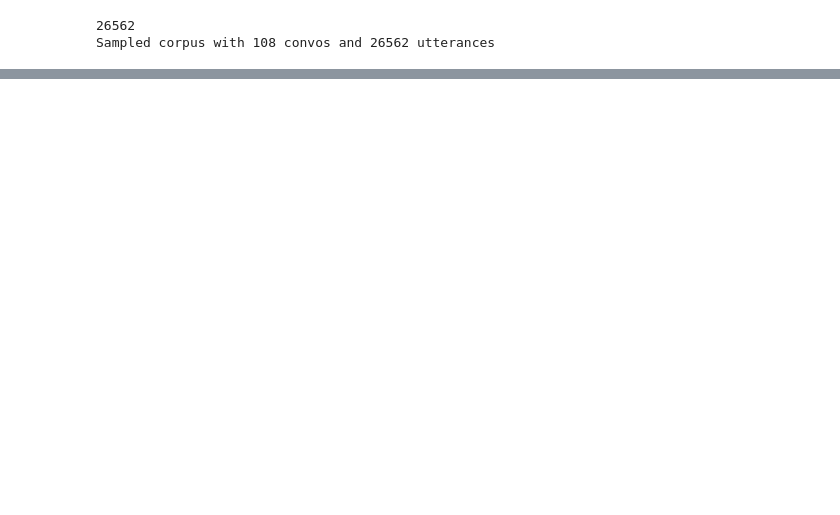
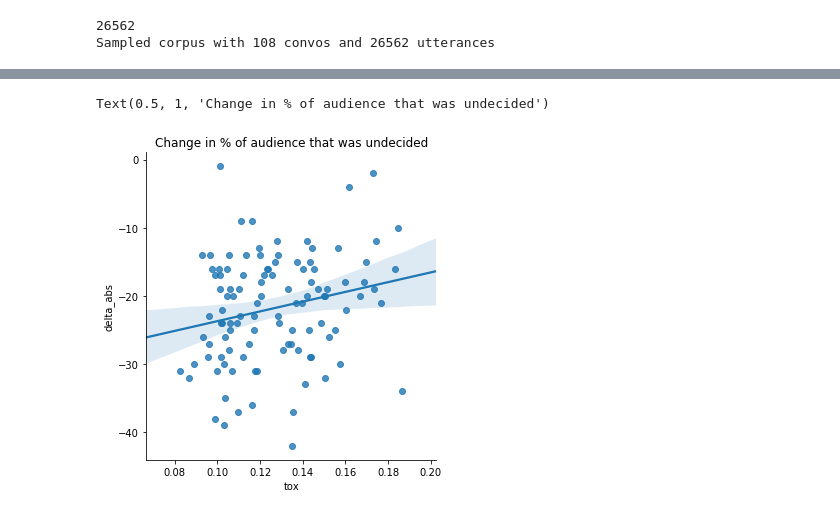
Before and after one commit to rjz46/Cornell-Conversational-Analysis-Toolkit, a Jupyter notebook: datasets/reddit_coarse_discourse-corpus/A1E_Upvote_Toxicity_Transformer.ipynb, the cells around one changed output, grey strips where cells are left out. Cells and saved outputs as stored; diff of their text form; code cells hidden in the pictures; blank space fills up the shorter version.

```diff
--- a/datasets/reddit_coarse_discourse-corpus/A1E_Upvote_Toxicity_Transformer.ipynb
+++ b/datasets/reddit_coarse_discourse-corpus/A1E_Upvote_Toxicity_Transformer.ipynb
@@ -429,0 +281,8 @@ for x in sorted_corr:
+# %%
+#@title Plot undecided delta
+sns.lmplot(x='tox', y='delta_abs', data=df)
+plt.title("Change in % of audience that was undecided")
+# df.plot(x='tox', y='delta_abs', kind='scatter')
+# %% [output]
+Text(0.5, 1, 'Change in % of audience that was undecided')
+[figure, added]
```
Also changed, not shown: parts of 23 cells of this notebook.
